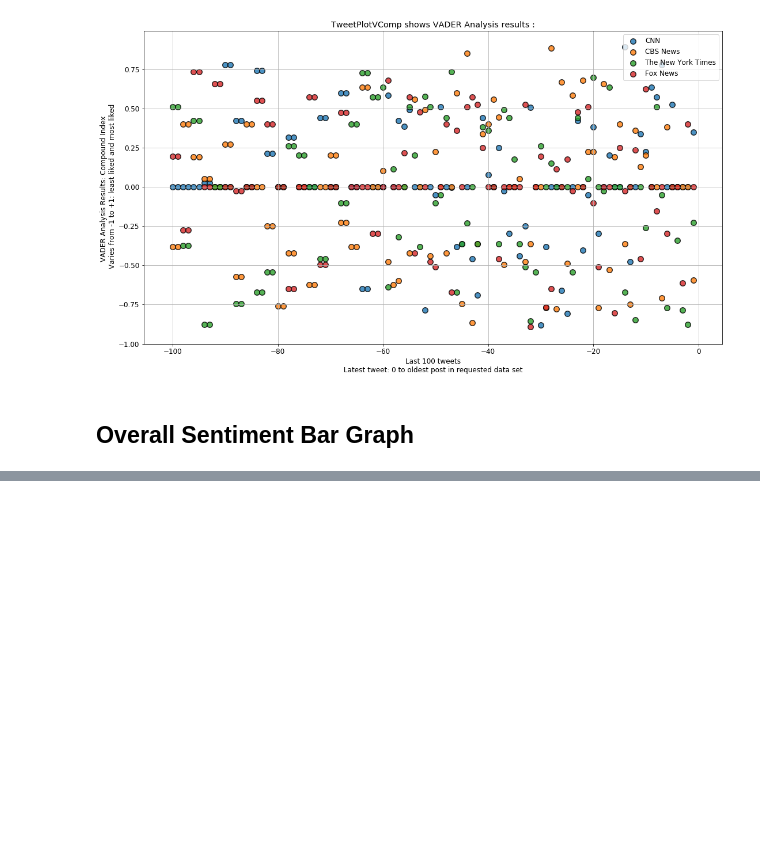
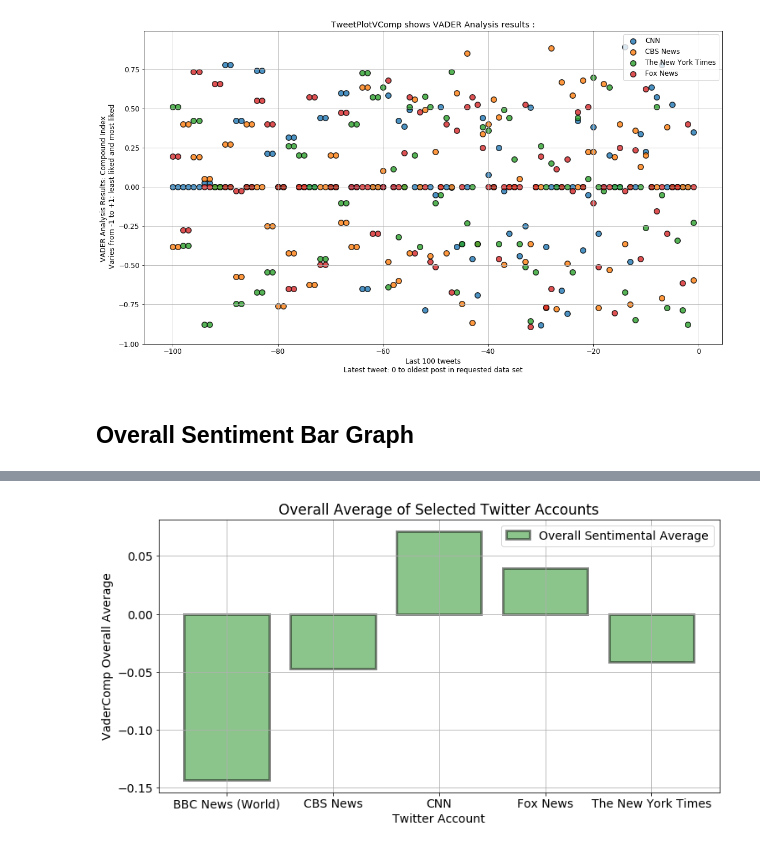
Before and after one commit to attila5287/DU_BigData_hw7_twitter_api_python_pandas, a Jupyter notebook: NewsMoodPy_hw7_Pandas_MatplotLib_Attila.ipynb, the cells around one changed output, grey strips where cells are left out. Cells and saved outputs as stored; diff of their text form; code cells hidden in the pictures; blank space fills up the shorter version.

Commit message:
Add files via upload
## Overall Sentiment Bar Chart: added

```diff
--- a/NewsMoodPy_hw7_Pandas_MatplotLib_Attila.ipynb
+++ b/NewsMoodPy_hw7_Pandas_MatplotLib_Attila.ipynb
@@ -229,3 +233,7 @@ VADER Compound Index plotted for:
 [figure]
 # %% [markdown]
 ## Overall Sentiment Bar Graph
+# %%
+# polarity will be equal to mean average of each label/columns
+# please refer to MoodPyTwitter function output
+bargraph_df = Copy_Rename_Output_df.copy()
@@ -231,0 +251,24 @@ VADER Compound Index plotted for:
+# %%
+acct_barlist = ['BBC News (World)', 'CNN', 'CBS News', 'The New York Times', 'Fox News']
+# %%
+def TweetBarHappyHour(MoodPyTwitterOutput_df,acct_barlist):
+    plt.figure(figsize=(12,6))
+    plt.rcParams["font.size"] = 14
+    plt.grid()
+    plt.title("Overall Average of Selected Twitter Accounts")
+    plt.xlabel('Twitter Account')
+    plt.ylabel('VaderComp Overall Average')
+#     parameter: create an axis with all around average
+    bar_values = MoodPyTwitterOutput_df.groupby('SourceName').mean()['VaderComp']
+    bar_index = bar_values.index
+    plt.bar(bar_index,
+            bar_values,
+            color = 'g',  alpha = 0.45, align='center',  edgecolor = 'black', linewidth=3,label='Overall Sentimental Average')
+    plt.legend(loc='best')
+    file_nameBAR = "Fig-BarChart.png"
+    plt.savefig(file_nameBAR)
+    plt.show()
+# %%
+TweetBarHappyHour(bargraph_df,acct_barlist)
+# %% [output]
+[figure, added]
```
Also changed, not shown: parts of 6 cells of this notebook, 3 other files.
